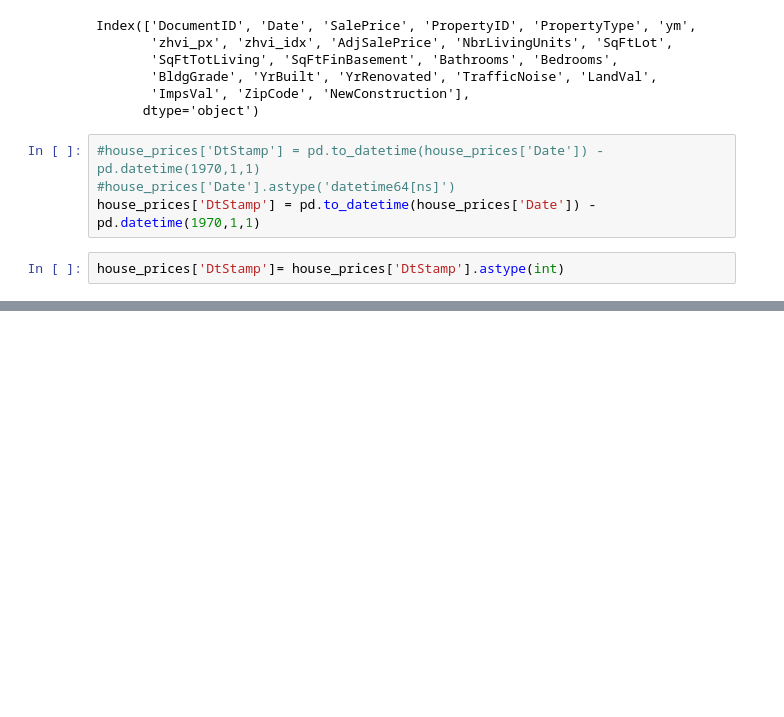
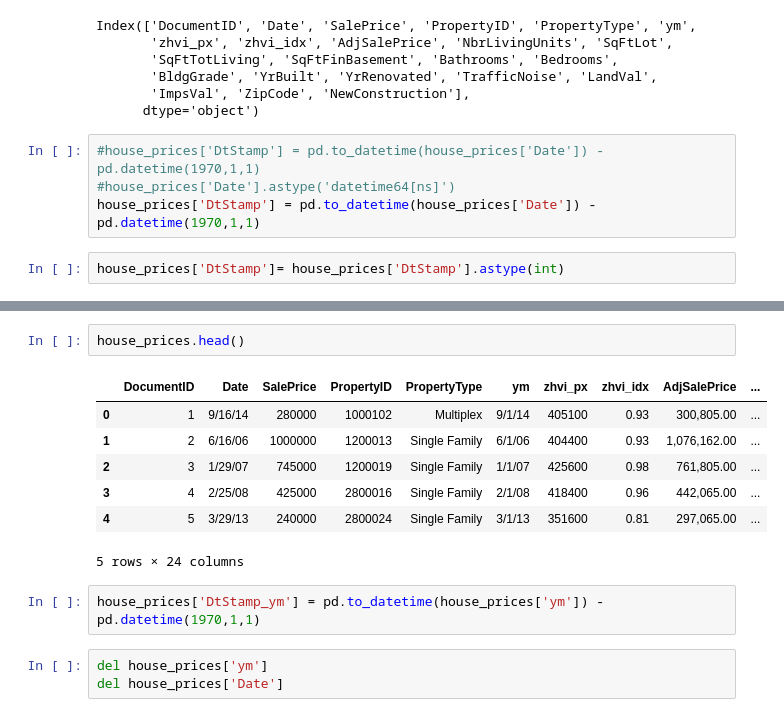
Before and after one commit to amithsbhat/machinelearning, a Jupyter notebook: houseprices.ipynb, the cells around one changed output, grey strips where cells are left out. Drawn from its saved outputs; the diff is of its cells as text; blank space fills up the shorter version.

```diff
--- a/houseprices.ipynb
+++ b/houseprices.ipynb
@@ -345,0 +355,15 @@ house_prices['DtStamp']= house_prices['DtStamp'].astype(int)
+# %%
+house_prices.head()
+# %% [output]
+|  | DocumentID | Date | SalePrice | PropertyID | PropertyType | ym | zhvi_px | zhvi_idx | AdjSalePrice | ... |
+| 0 | 1 | 9/16/14 | 280000 | 1000102 | Multiplex | 9/1/14 | 405100 | 0.93 | 300,805.00 | ... |
+| 1 | 2 | 6/16/06 | 1000000 | 1200013 | Single Family | 6/1/06 | 404400 | 0.93 | 1,076,162.00 | ... |
+| 2 | 3 | 1/29/07 | 745000 | 1200019 | Single Family | 1/1/07 | 425600 | 0.98 | 761,805.00 | ... |
+| 3 | 4 | 2/25/08 | 425000 | 2800016 | Single Family | 2/1/08 | 418400 | 0.96 | 442,065.00 | ... |
+| 4 | 5 | 3/29/13 | 240000 | 2800024 | Single Family | 3/1/13 | 351600 | 0.81 | 297,065.00 | ... |
+5 rows × 24 columns
+# %%
+house_prices['DtStamp_ym'] = pd.to_datetime(house_prices['ym']) - pd.datetime(1970,1,1)
+# %%
+del house_prices['ym']
+del house_prices['Date']
```
Also changed, not shown: parts of 25 cells of this notebook.
